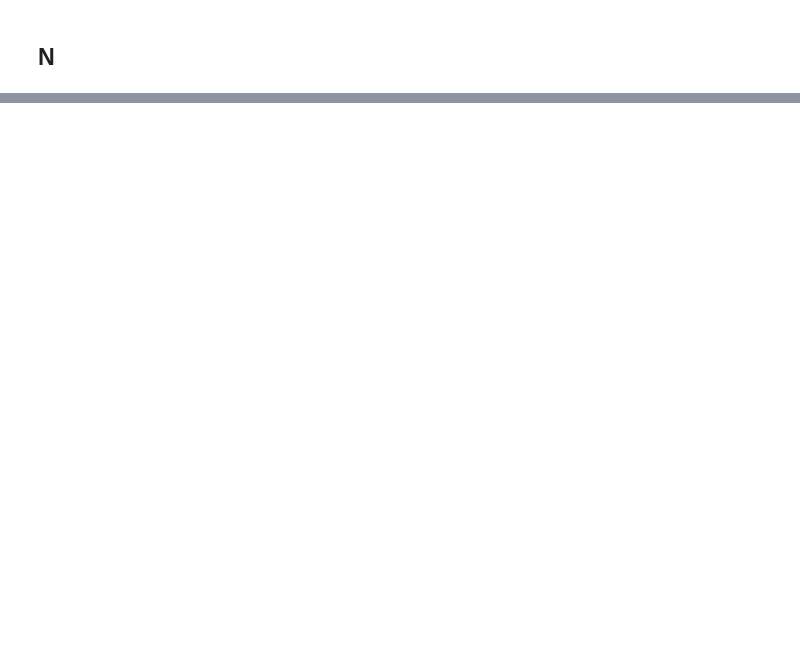
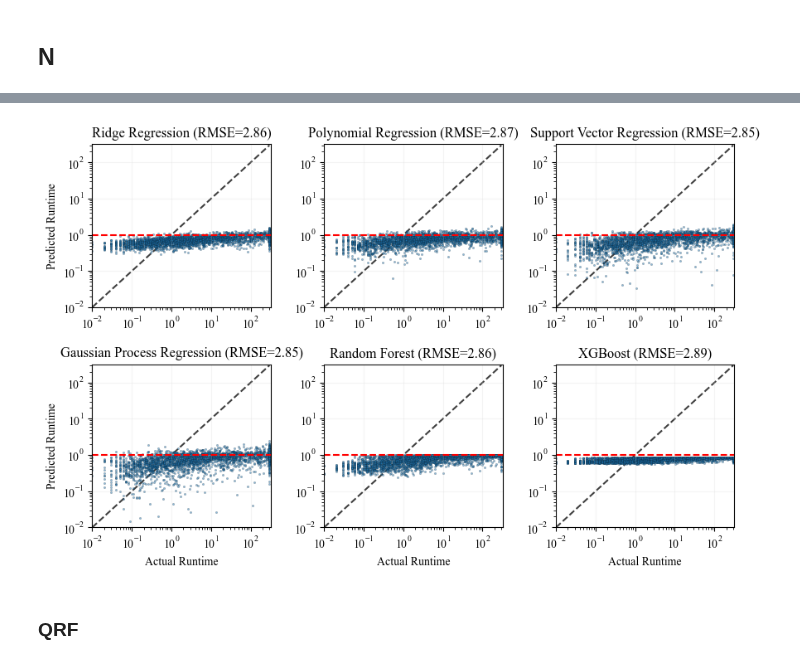
Before and after one commit to zakrzewow/raw-algorithm-portfolios, a Jupyter notebook: archive/phase1/comparison.ipynb, the cells around one changed output, grey strips where cells are left out. Saved outputs shown, nothing was run; the diff lists cells and outputs as text; code cells hidden in the pictures; blank space fills up the shorter version.

```diff
--- a/archive/phase1/comparison.ipynb
+++ b/archive/phase1/comparison.ipynb
@@ -769,0 +925,41 @@ plt.show()
+# %%
+model_keys = list(models.keys())
+n_models = len(model_keys)
+
+fig, axs = plt.subplots(nrows=2, ncols=n_models // 2, figsize=(10, 6))
+axs = axs.flatten()
+
+
+for i, model_key in enumerate(model_keys):
+    ax = axs[i]
+    result = models[model_key]["result"]
+
+    sc = ax.scatter(
+        np.exp(result["y_test"]) - 1,
+        np.exp(result["y_pred"]) - 1,
+        alpha=0.5,
+        edgecolors="k",
+        lw=0.2,
+        s=3,
+    )
+    ax.set_xscale("log")
+    ax.set_yscale("log")
+
+    ax.set_xlim(0.01, 320)
+    ax.set_ylim(0.01, 320)
+    ax.plot([0.01, 300], [0.01, 300], "k--", alpha=0.75, zorder=0)
+    ax.set_title(f'{models[model_key]["name"]} (RMSE={result["rmse"]:.2f})')
+    ax.axhline(y=1, color='red', linestyle='--')
+
+axs[0].set_ylabel("Predicted Runtime")
+axs[3].set_ylabel("Predicted Runtime")
+axs[3].set_xlabel("Actual Runtime")
+axs[4].set_xlabel("Actual Runtime")
+axs[5].set_xlabel("Actual Runtime")
+plt.subplots_adjust(wspace=0.3, hspace=0.35)
+# plt.savefig("runtime_predictions_cap.png", dpi=300, bbox_inches="tight")
+plt.show()
+# %% [output]
+[figure, added]
+# %% [markdown]
+### QRF
```
Also changed, not shown: parts of 14 cells of this notebook.
